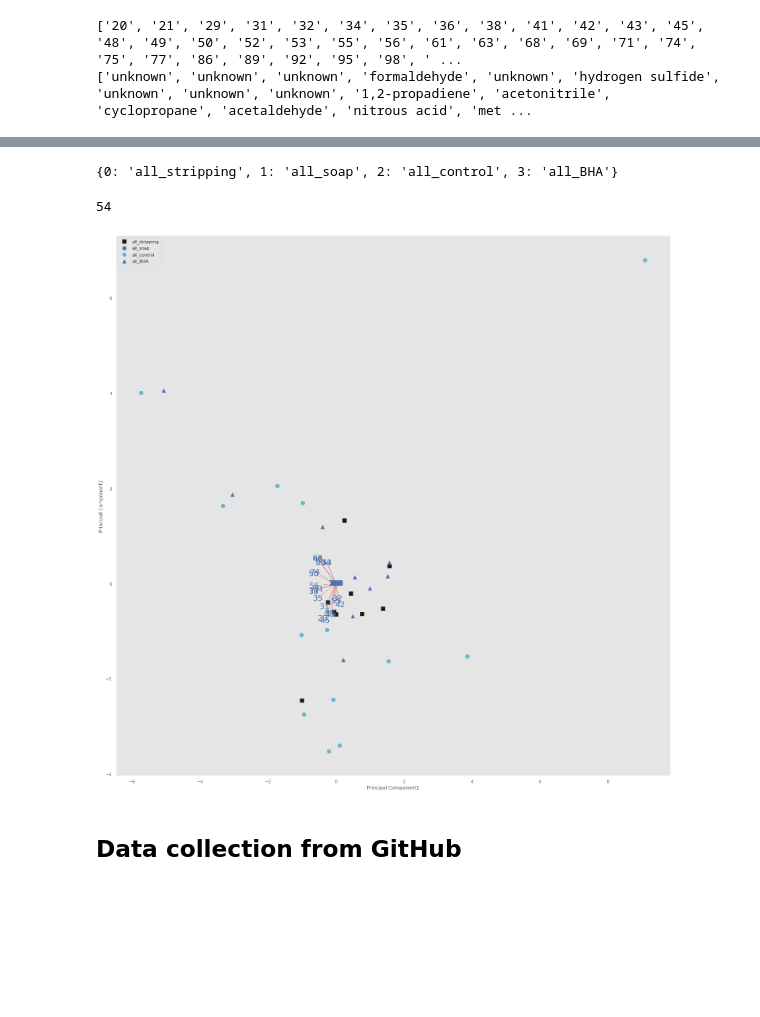
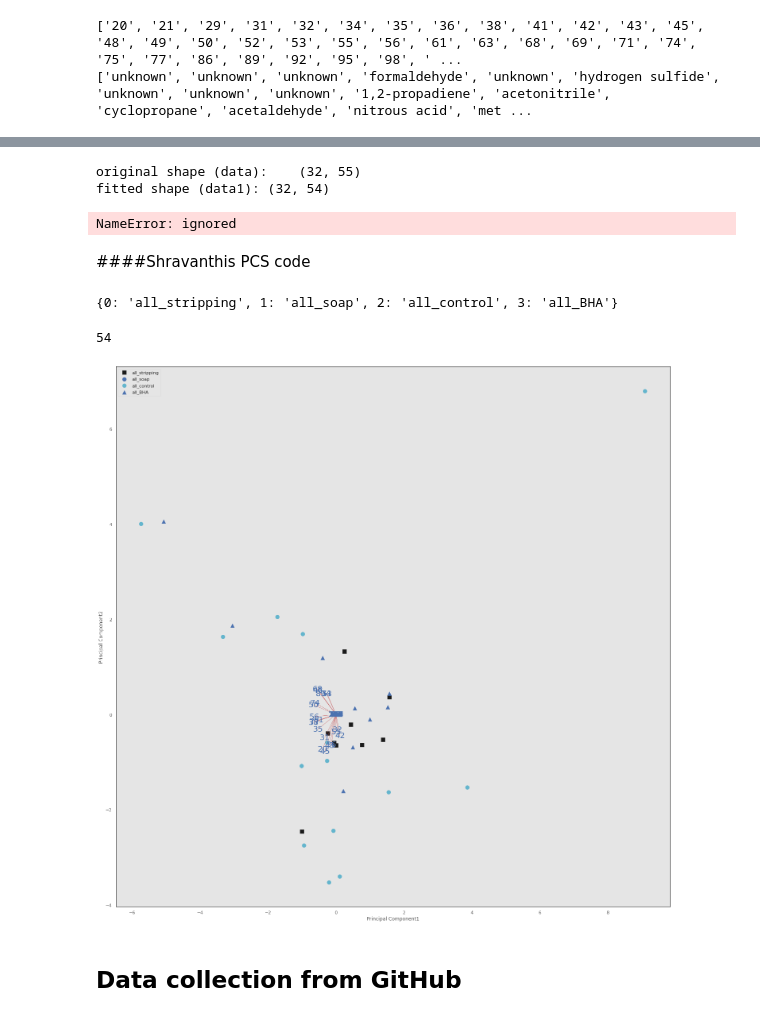
Before and after one commit to CharKuehl/DermalVOCs, a Jupyter notebook: PTR_Spectra_Analysis.ipynb, the cells around one changed output, grey strips where cells are left out. Drawn from its saved outputs; the diff is of its cells as text; code cells hidden in the pictures; blank space fills up the shorter version.

```diff
--- a/PTR_Spectra_Analysis.ipynb
+++ b/PTR_Spectra_Analysis.ipynb
@@ -216,11 +235,18 @@ for files in  PTR_df_list:
 
     mz_df_1['ion_intensity'] = 0
 
+    #i durchsuche die Bibliothek der relevanten m/z Werte
+    #j durchsuche alle m/z Werte der files
+    #??? j und i sind integers und geben Zeilennummer an, wieso werden die verlichen, ob die differenz <= 0.2 ist?
+    # aktuell werden nur die Werte genommen, bei denen j = i ist (vermutlich heißt das hier alle...)
+
     for i in relevant_mz:
         for j in mz_1:
-            if i <= j + 0.2:
+            #if i <= j + 0.2:
                 if abs(i - j) <= 0.2:
-                    mz_df_1.loc[mz_df_1.Average_Mass == i, 'ion_intensity'] = file.loc[file['Average_Mass'] == j, 'peak_heights'].item()
+
+                  #Zeile i in Intensität wird überschrieben mit dem entsprechenden Intensitätswert aus den files an stelle j
+                  mz_df_1.loc[mz_df_1.Average_Mass == i, 'ion_intensity'] = file.loc[file['Average_Mass'] == j, 'peak_heights'].item()
 
     mz_df_1 = list(mz_df_1.iloc[:,1])
     #print(mz_df_1)
@@ -230,4 +256,4 @@ for files in  PTR_df_list:
     #print(mz_df_1)
     mz_df_1['label'] = files.iat[0,2]
     #print(mz_df_1)
-    final_data_list.append(mz_df_1)
+    final_data_list.append(mz_df_1) #format not df but list
@@ -251,6 +280,8 @@ print(l2)
 ['20', '21', '29', '31', '32', '34', '35', '36', '38', '41', '42', '43', '45', '48', '49', '50', '52', '53', '55', '56', '61', '63', '68', '69', '71', '74', '75', '77', '86', '89', '92', '95', '98', ' ...
 ['unknown', 'unknown', 'unknown', 'formaldehyde', 'unknown', 'hydrogen sulfide', 'unknown', 'unknown', 'unknown', '1,2-propadiene', 'acetonitrile', 'cyclopropane', 'acetaldehyde', 'nitrous acid', 'met ...
 # %%
-res = [i + '_' + j for i, j in zip(l1, l2)]
-res.append('label')
+#res = [i + '_' + j for i, j in zip(l1, l2)]
+#res.append('label')
+label = l1
+l1
 # %%
@@ -271,8 +299,4 @@ data1 = pd.DataFrame(scaler.fit_transform(data1))
 # %%
 from sklearn.decomposition import PCA
 pca = PCA(n_components=2)
-principalComponents = pca.fit_transform(data1)
-principalDf = pd.DataFrame(data = principalComponents
-             , columns = ['principal component 1', 'principal component 2'])
-
-finalDf = pd.concat([principalDf, data[['label']]], axis = 1)
+pca.fit(data1)
@@ -278,0 +327,15 @@ finalDf = pd.concat([principalDf, data[['label']]], axis = 1)
+# %%
+print("original shape (data):   ", data.shape)
+print("fitted shape (data1):", data1.shape)
+# %% [output]
+original shape (data):    (32, 55)
+fitted shape (data1): (32, 54)
+# %%
+pca = PCA(2)  # project from 64 to 2 dimensions
+projected = pca.fit_transform(data1)
+print(digits.data.shape)
+print(projected.shape)
+# %% [output]
+NameError: ignored
+# %% [markdown]
+####Shravanthis PCS code
@@ -293,40 +358,40 @@ def myplot(score,coeff,targets,finalDf,label=None ):
     #scalex =2.5/(xs.max() - xs.min())
     #scaley = 2.5/(ys.max() - ys.min())
     #color_list = [{0:"aliceblue",1:"azure",2:"black",3:"brown",4:"cadetblue",5:"coral",6:"crimson",7:"cyan",8:"darkgray",9:"darkgreen",10:"red",11:"gold",12:"ivory",13:"fuchsia",14:"lavender",15:"orange"}[x] for x in data['label']]
-    plt.figure(figsize=(25,25))
-    targets =targets
+    plt.figure(figsize=(10,10))
+    targets = targets
     marker = ['s','o','o','^','^','D','D','o','^','D','o','o','^','^','D','D']
     filled = ['k','b','c','b','c','b','c','g','g','g','r','tab:orange','r','tab:orange','r','tab:orange']
     for target, marker, filled in zip(targets,marker,filled):
         indicesToKeep = finalDf['label'] == target
 
         plt.scatter(finalDf.loc[indicesToKeep, 'principal component 1']
                , finalDf.loc[indicesToKeep, 'principal component 2']
                , marker = marker,facecolors = filled,s = 100)
     #set_markerfacecolor(filled)
     plt.legend(targets.values())
 
 
     #plt.scatter(xs  ,ys  ,s=100, c=color_list)
 
     for i in range(n):
         plt.arrow(0, 0, coeff[i,0]*2, coeff[i,1]*2,color = 'r',alpha = 0.5)
         if labels is None:
             plt.text(coeff[i,0]*2 , coeff[i,1]*2 , "Var"+str(i+1), size = 20 ,color = 'g', ha = 'center', va = 'center')
         else:
             plt.text(coeff[i,0]*2 , coeff[i,1]*2  , label[i], size = 20,color = 'b', ha = 'center', va = 'center')
 
     plt.xlabel("Principal Component{}".format(1))
     plt.ylabel("Principal Component{}".format(2))
     plt.grid()
     plt.rcParams["axes.edgecolor"] = "black"
     plt.rcParams["axes.linewidth"] = "1"
     plt.savefig('pca_loadingplot.png')
 
 myplot(principalComponents[:,0:2],np.transpose(pca.components_[0:2,:]),targets,finalDf,list(data.columns))
 # %% [output]
 54
-[figure, old version]
+[figure, new version]
 # %% [markdown]
 ## Data collection from GitHub
 # %%
```
Also changed, not shown: parts of 17 cells of this notebook.
